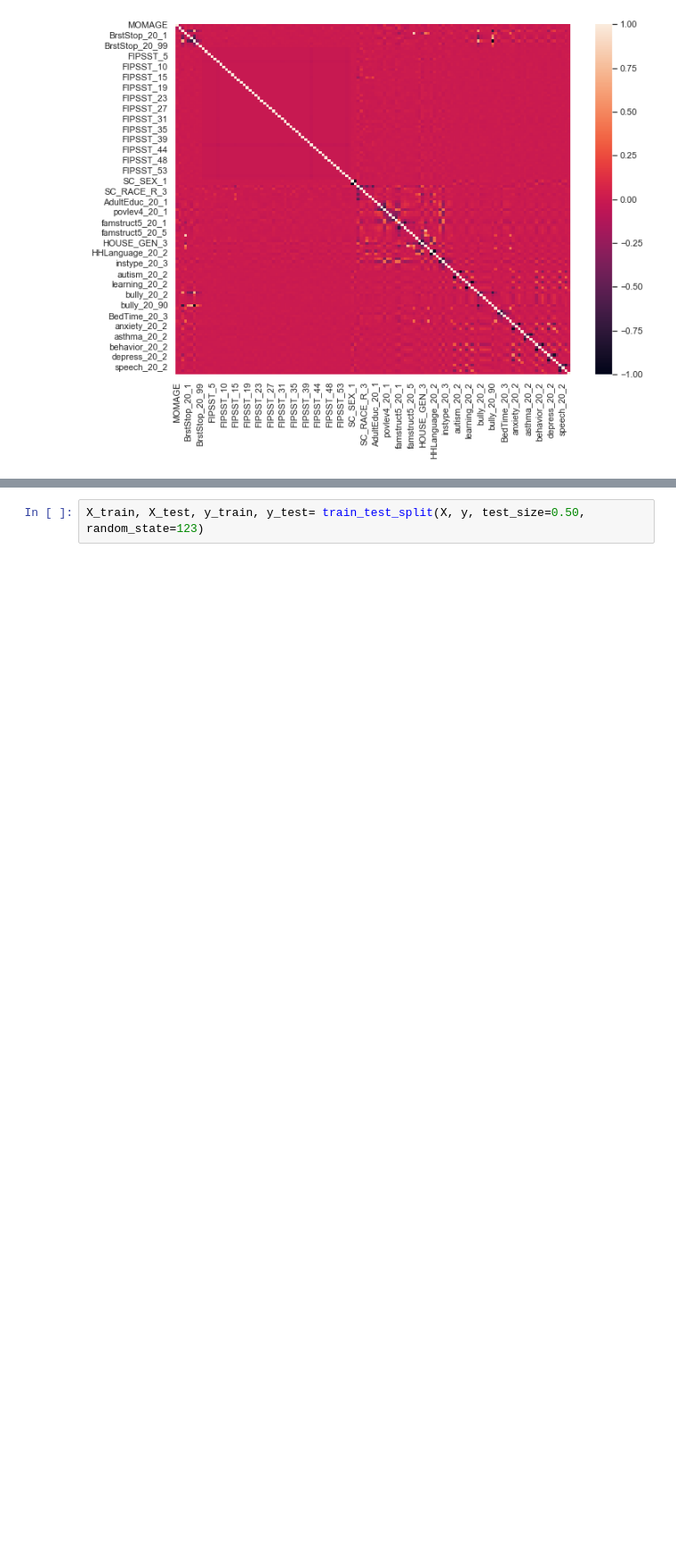
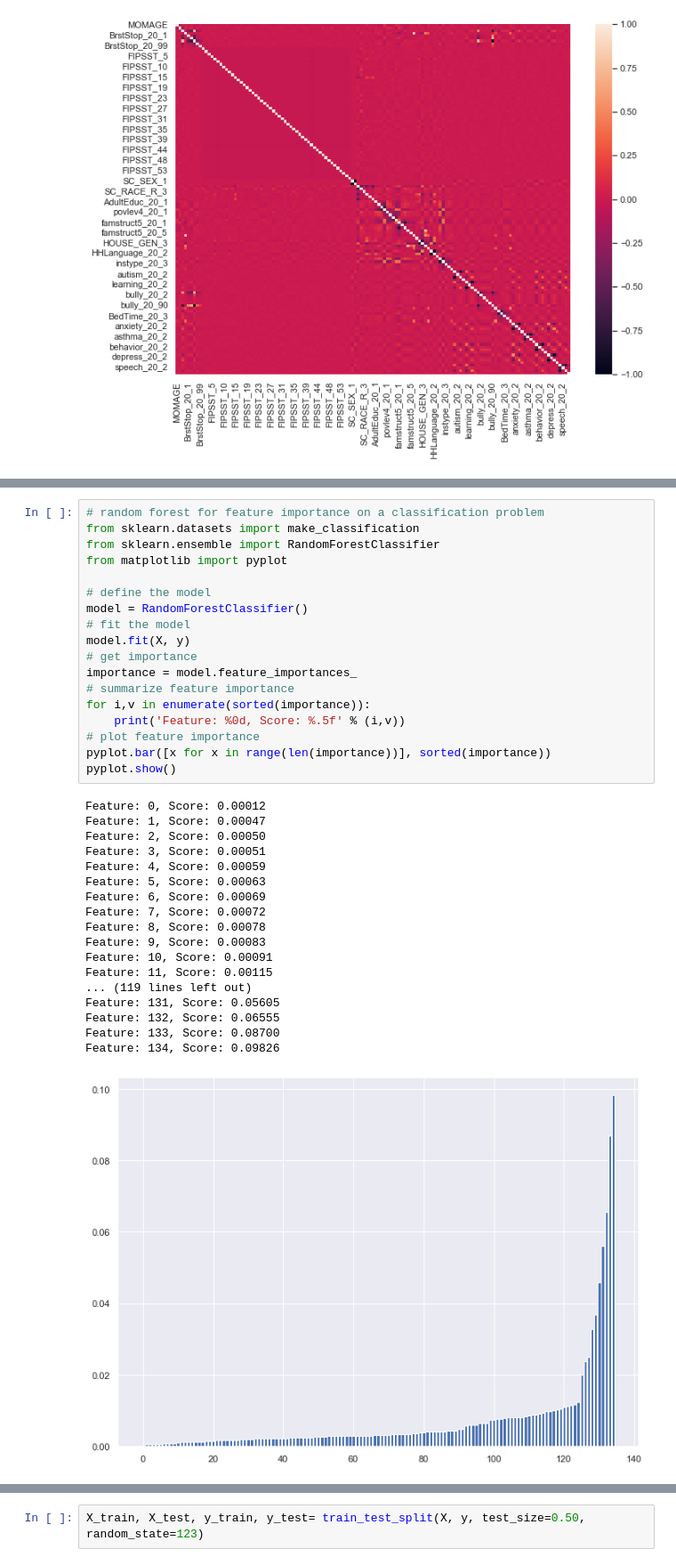
Before and after one commit to MaryamNzr/Capstone-Two, a Jupyter notebook: Pre-processing and Modeling_2020 National Survey of Children’s Health (NSCH).ipynb, the cells around one changed output, grey strips where cells are left out. Shown: that part at 89% size. Drawn from its saved outputs; the diff is of its cells as text; blank space fills up the shorter version.

```diff
--- a/Pre-processing and Modeling_2020 National Survey of Children’s Health (NSCH).ipynb
+++ b/Pre-processing and Modeling_2020 National Survey of Children’s Health (NSCH).ipynb
@@ -461,0 +502,37 @@ sns.heatmap(X.corr())
+# %%
+# random forest for feature importance on a classification problem
+from sklearn.datasets import make_classification
+from sklearn.ensemble import RandomForestClassifier
+from matplotlib import pyplot
+
+# define the model
+model = RandomForestClassifier()
+# fit the model
+model.fit(X, y)
+# get importance
+importance = model.feature_importances_
+# summarize feature importance
+for i,v in enumerate(sorted(importance)):
+	print('Feature: %0d, Score: %.5f' % (i,v))
+# plot feature importance
+pyplot.bar([x for x in range(len(importance))], sorted(importance))
+pyplot.show()
+# %% [output]
+Feature: 0, Score: 0.00012
+Feature: 1, Score: 0.00047
+Feature: 2, Score: 0.00050
+Feature: 3, Score: 0.00051
+Feature: 4, Score: 0.00059
+Feature: 5, Score: 0.00063
+Feature: 6, Score: 0.00069
+Feature: 7, Score: 0.00072
+Feature: 8, Score: 0.00078
+Feature: 9, Score: 0.00083
+Feature: 10, Score: 0.00091
+Feature: 11, Score: 0.00115
+... (119 lines left out)
+Feature: 131, Score: 0.05605
+Feature: 132, Score: 0.06555
+Feature: 133, Score: 0.08700
+Feature: 134, Score: 0.09826
+[figure, added]
```
Also changed, not shown: parts of 22 cells of this notebook.
